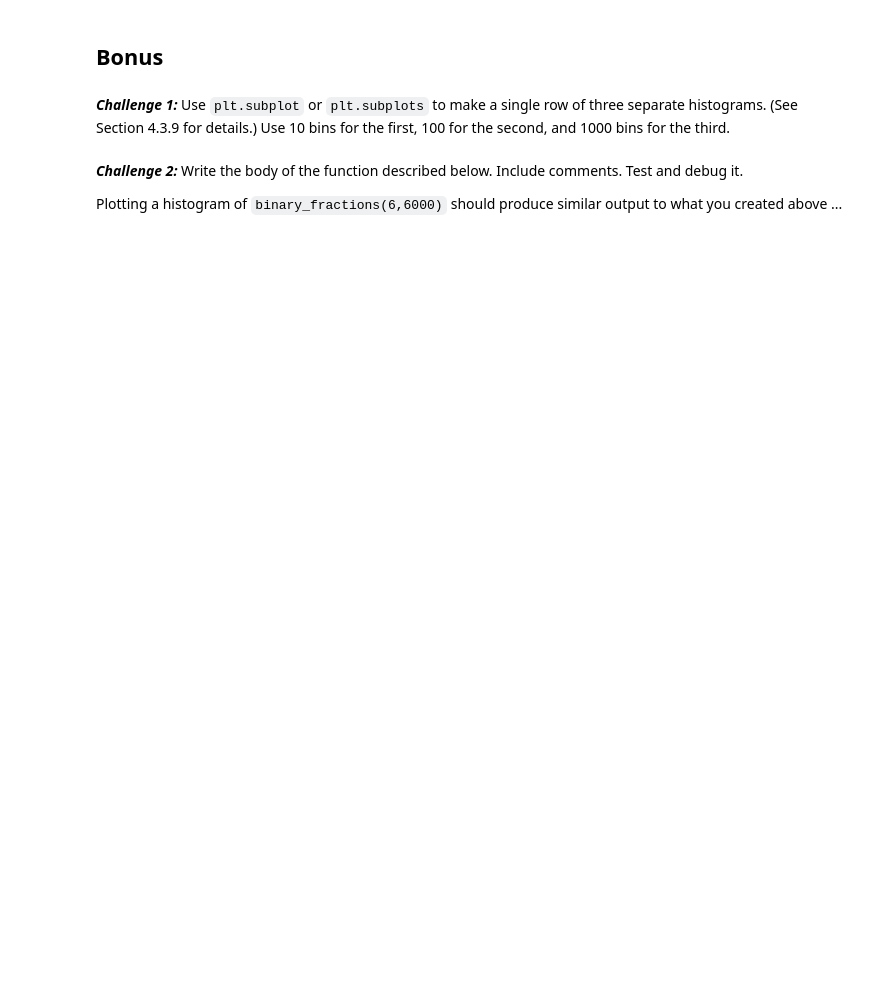
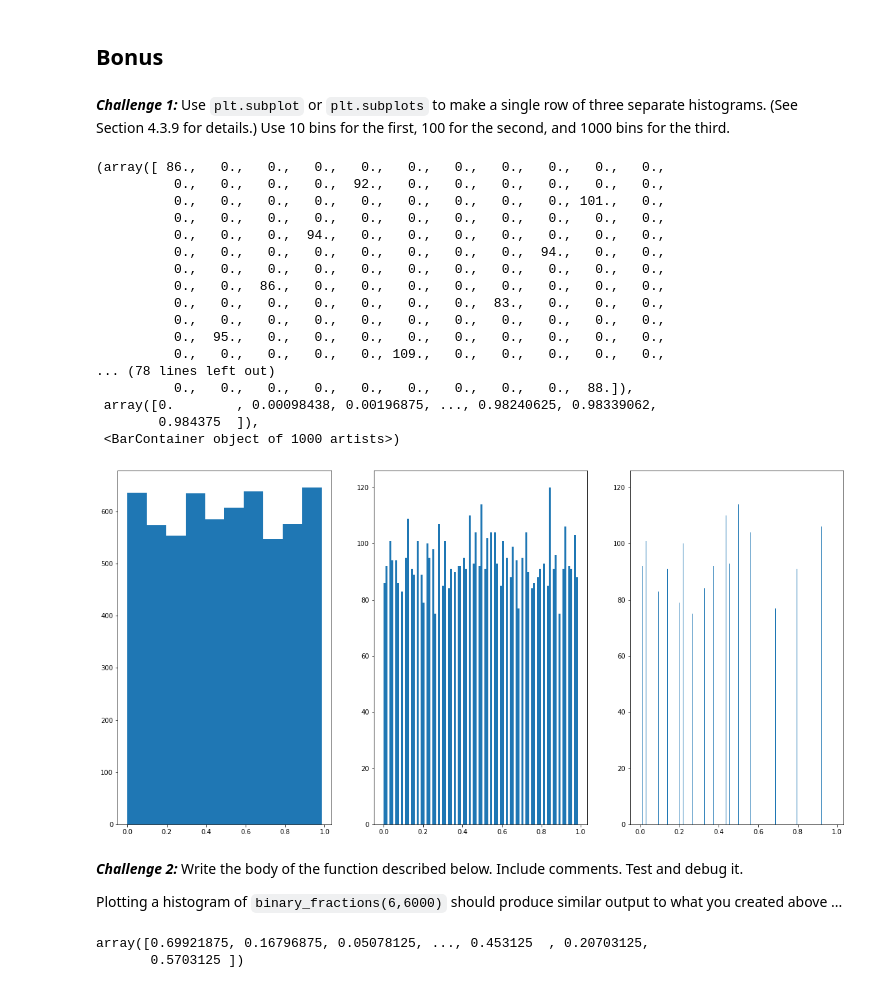
Before and after one commit to mkuchle16/biophysics, a Jupyter notebook: week-02/problem-3.2.ipynb, the cells around one changed output. Cells and saved outputs as stored; diff of their text form; code cells hidden in the pictures; blank space fills up the shorter version.

```diff
--- a/week-02/problem-3.2.ipynb
+++ b/week-02/problem-3.2.ipynb
@@ -84,6 +84,30 @@ plt.hist(fractions)
 ## Bonus
 # %% [markdown]
 ___Challenge 1:___  Use `plt.subplot` or `plt.subplots` to make a single row of three separate histograms.  (See Section 4.3.9 for details.)  Use 10 bins for the first, 100 for the second, and 1000 bins for the third.
+# %%
+plt.figure(figsize = (20,10))
+plt.subplot(1,3,1); plt.hist(fractions,bins = 10)
+plt.subplot(1,3,2); plt.hist(fractions,bins = 100)
+plt.subplot(1,3,3); plt.hist(fractions,bins = 1000)
+# %% [output]
+(array([ 86.,   0.,   0.,   0.,   0.,   0.,   0.,   0.,   0.,   0.,   0.,
+          0.,   0.,   0.,   0.,  92.,   0.,   0.,   0.,   0.,   0.,   0.,
+          0.,   0.,   0.,   0.,   0.,   0.,   0.,   0.,   0., 101.,   0.,
+          0.,   0.,   0.,   0.,   0.,   0.,   0.,   0.,   0.,   0.,   0.,
+          0.,   0.,   0.,  94.,   0.,   0.,   0.,   0.,   0.,   0.,   0.,
+          0.,   0.,   0.,   0.,   0.,   0.,   0.,   0.,  94.,   0.,   0.,
+          0.,   0.,   0.,   0.,   0.,   0.,   0.,   0.,   0.,   0.,   0.,
+          0.,   0.,  86.,   0.,   0.,   0.,   0.,   0.,   0.,   0.,   0.,
+          0.,   0.,   0.,   0.,   0.,   0.,   0.,  83.,   0.,   0.,   0.,
+          0.,   0.,   0.,   0.,   0.,   0.,   0.,   0.,   0.,   0.,   0.,
+          0.,  95.,   0.,   0.,   0.,   0.,   0.,   0.,   0.,   0.,   0.,
+          0.,   0.,   0.,   0.,   0., 109.,   0.,   0.,   0.,   0.,   0.,
+... (78 lines left out)
+          0.,   0.,   0.,   0.,   0.,   0.,   0.,   0.,   0.,  88.]),
+ array([0.        , 0.00098438, 0.00196875, ..., 0.98240625, 0.98339062,
+        0.984375  ]),
+ <BarContainer object of 1000 artists>)
+[figure, added]
 # %% [markdown]
 ___Challenge 2:___ Write the body of the function described below.  Include comments.  Test and debug it.
 
@@ -102,0 +133,5 @@ def binary_fractions(m, N):
+# %%
+binary_fractions(8,6000)
+# %% [output]
+array([0.69921875, 0.16796875, 0.05078125, ..., 0.453125  , 0.20703125,
+       0.5703125 ])
```
Also changed, not shown: parts of 6 cells of this notebook, 2 other files.
